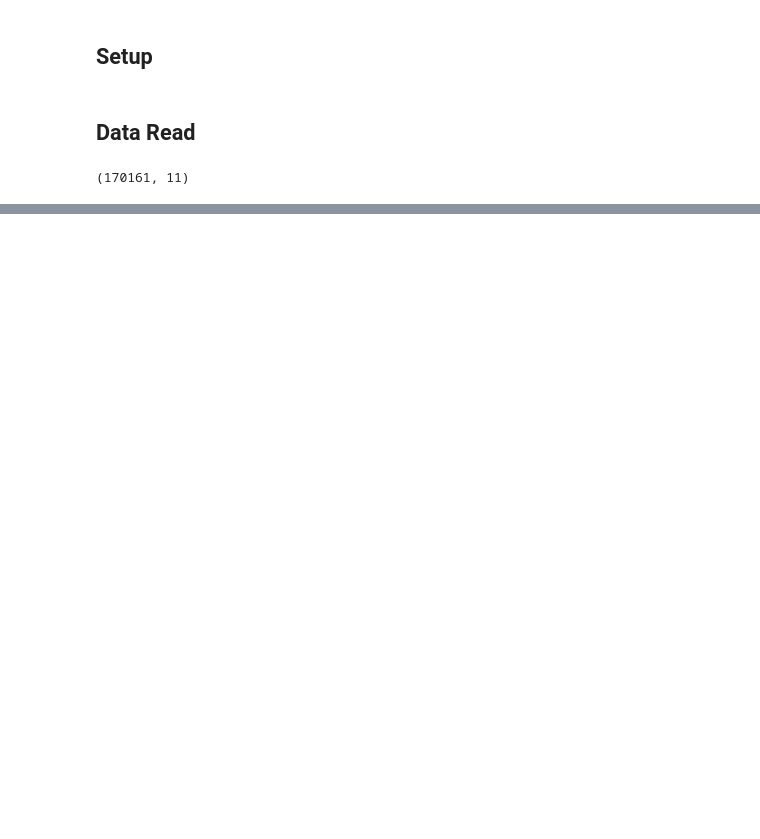
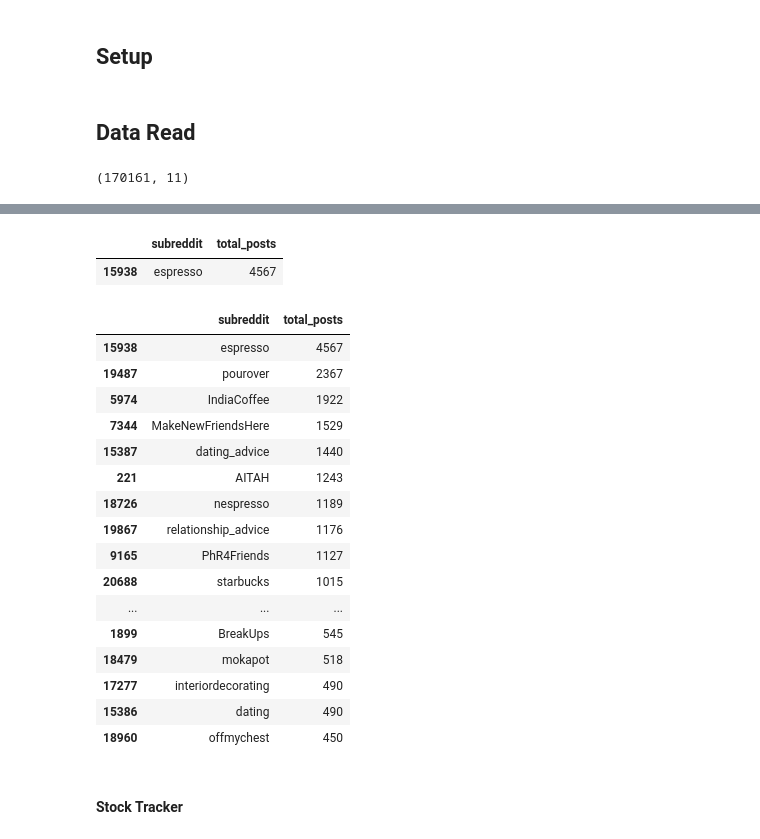
Before and after one commit to shahp7575/reddit_coffee_dashboard, a Jupyter notebook: notebooks/data_model.ipynb, the cells around one changed output, grey strips where cells are left out. Saved outputs shown, nothing was run; the diff lists cells and outputs as text; code cells hidden in the pictures; blank space fills up the shorter version.

```diff
--- a/notebooks/data_model.ipynb
+++ b/notebooks/data_model.ipynb
@@ -25,0 +66,2 @@ df.head()
+# %%
+df_pop_sub = df.groupby('subreddit', as_index=False).agg(total_posts=('id', 'count'))
@@ -25,0 +82,27 @@ df.head()
+# %%
+df_pop_sub[df_pop_sub.total_posts == df_pop_sub.total_posts.max()]
+# %% [output]
+|  | subreddit | total_posts |
+| 15938 | espresso | 4567 |
+# %%
+df_pop_sub.sort_values(by='total_posts', ascending=False).head(30)
+# %% [output]
+|  | subreddit | total_posts |
+| 15938 | espresso | 4567 |
+| 19487 | pourover | 2367 |
+| 5974 | IndiaCoffee | 1922 |
+| 7344 | MakeNewFriendsHere | 1529 |
+| 15387 | dating_advice | 1440 |
+| 221 | AITAH | 1243 |
+| 18726 | nespresso | 1189 |
+| 19867 | relationship_advice | 1176 |
+| 9165 | PhR4Friends | 1127 |
+| 20688 | starbucks | 1015 |
+| ... | ... | ... |
+| 1899 | BreakUps | 545 |
+| 18479 | mokapot | 518 |
+| 17277 | interiordecorating | 490 |
+| 15386 | dating | 490 |
+| 18960 | offmychest | 450 |
+# %% [markdown]
+#### Stock Tracker
```
Also changed, not shown: parts of 23 cells of this notebook.
